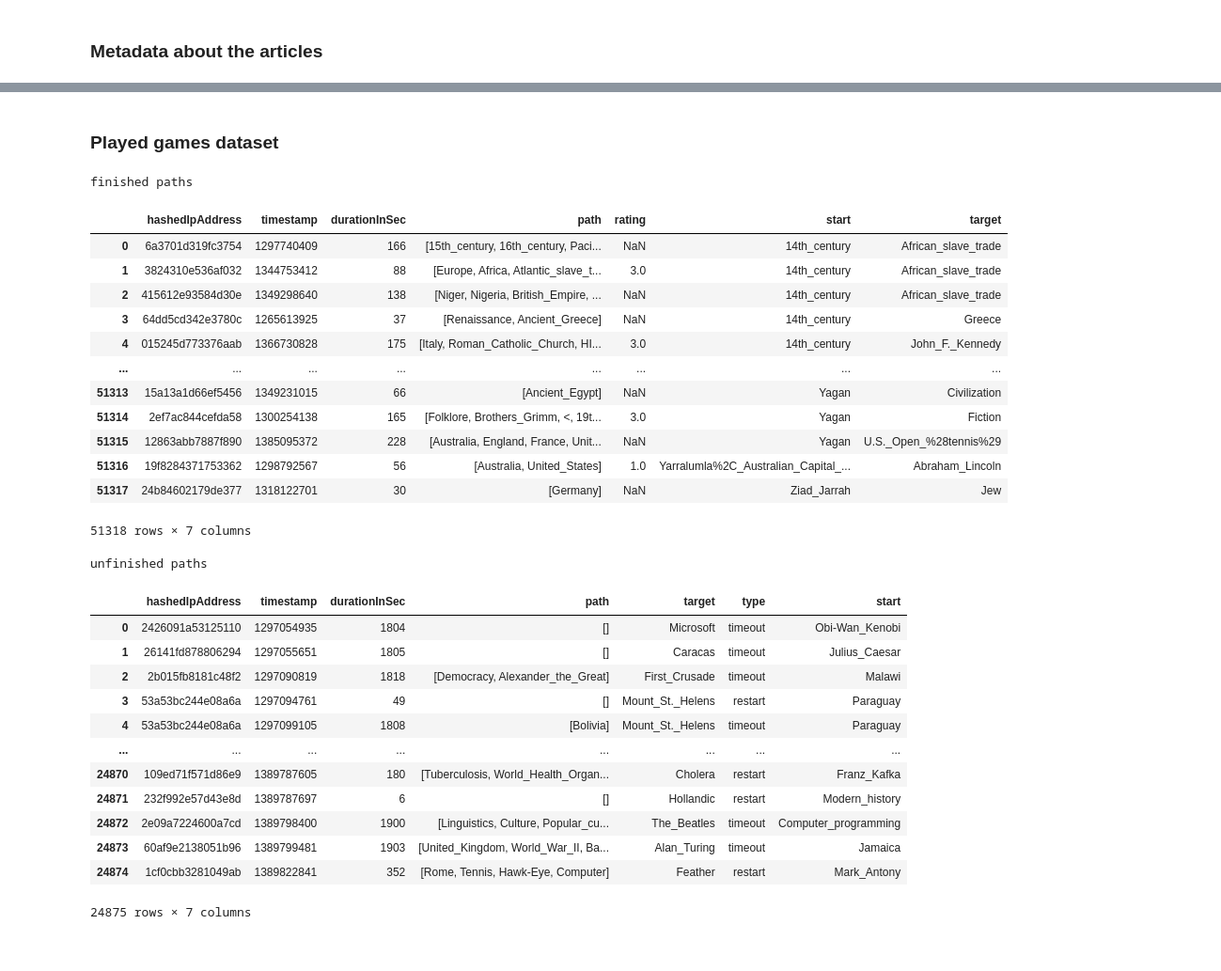
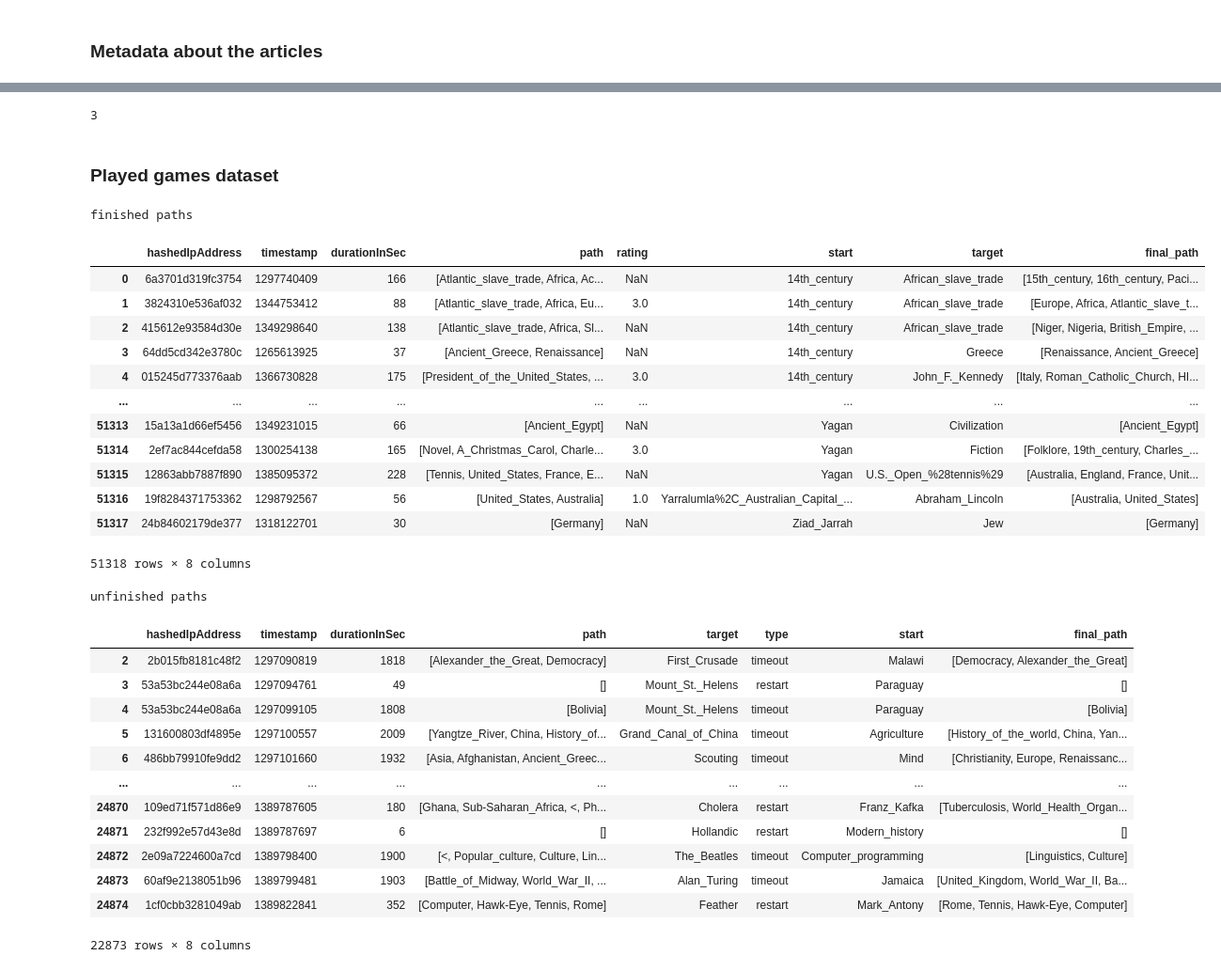
Before and after one commit to khalilacheche/ada-2022-project-adaes, a Jupyter notebook: main.ipynb, the cells around one changed output, grey strips where cells are left out. Shown at 94% size. Saved outputs shown, nothing was run; the diff lists cells and outputs as text; code cells hidden in the pictures.

```diff
--- a/main.ipynb
+++ b/main.ipynb
@@ -89,52 +96,62 @@ shortest_path_distance
 | 4602 | ______33333436733342435_243354544... |
 | 4603 | ______22233325623232434_242354433... |
 4604 rows × 1 columns
+# %%
+G=nx.from_pandas_edgelist(links_df,source="from",target="to",create_using=nx.DiGraph())
+print((nx.shortest_path_length(G,source="Asteroid",target="Viking")))
+#print(nx.shortest_path_length(G,source="%C3%81ed%C3%A1n_mac_Gabr%C3%A1in",target="%C3%89douard_Manet"))
+# %% [output]
+3
 # %% [markdown]
 ### Played games dataset
 # %%
 paths_finished_df = pd.read_csv("./data/wikispeedia_paths-and-graph/paths_finished.tsv",names = ["hashedIpAddress","timestamp","durationInSec","path","rating"],skiprows=16, sep="\t")
 paths_finished_df["path"] = paths_finished_df["path"].apply(lambda x: x.split(";"))
 paths_finished_df["start"] = paths_finished_df["path"].apply(lambda x: x[0])
 paths_finished_df["target"] = paths_finished_df["path"].apply(lambda x: x[-1])
 paths_finished_df["path"] = paths_finished_df["path"].apply(lambda x: x[1:-1])
+paths_finished_df["final_path"] = paths_finished_df["path"].apply(remove_backs)
 paths_unfinished_df = pd.read_csv("./data/wikispeedia_paths-and-graph/paths_unfinished.tsv",names=["hashedIpAddress",   "timestamp ",  "durationInSec",  "path",   "target",   "type"],skiprows=17, sep="\t")
 paths_unfinished_df["path"] = paths_unfinished_df["path"].apply(lambda x: x.split(";"))
 paths_unfinished_df["start"] = paths_unfinished_df["path"].apply(lambda x: x[0])
 paths_unfinished_df["path"] = paths_unfinished_df["path"].apply(lambda x: x[1:])
+paths_unfinished_df["final_path"] = paths_unfinished_df["path"].apply(remove_backs)
+#deleting rows where the user would probably just started a game and forgot about it (timeout and no visited pages)
+paths_unfinished_df = paths_unfinished_df.drop(paths_unfinished_df[(paths_unfinished_df["durationInSec"]>1800) & (paths_unfinished_df["path"].apply(lambda x: len(x)==0))].index)
 
 print("finished paths")
 display(paths_finished_df)
 print("unfinished paths")
 display(paths_unfinished_df)
 # %% [output]
 finished paths
-|  | hashedIpAddress | timestamp | durationInSec | path | rating | start | target |
-| 0 | 6a3701d319fc3754 | 1297740409 | 166 | [15th_century, 16th_century, Paci... | NaN | 14th_century | African_slave_trade |
-| 1 | 3824310e536af032 | 1344753412 | 88 | [Europe, Africa, Atlantic_slave_t... | 3.0 | 14th_century | African_slave_trade |
-| 2 | 415612e93584d30e | 1349298640 | 138 | [Niger, Nigeria, British_Empire, ... | NaN | 14th_century | African_slave_trade |
-| 3 | 64dd5cd342e3780c | 1265613925 | 37 | [Renaissance, Ancient_Greece] | NaN | 14th_century | Greece |
-| 4 | 015245d773376aab | 1366730828 | 175 | [Italy, Roman_Catholic_Church, HI... | 3.0 | 14th_century | John_F._Kennedy |
-| ... | ... | ... | ... | ... | ... | ... | ... |
-| 51313 | 15a13a1d66ef5456 | 1349231015 | 66 | [Ancient_Egypt] | NaN | Yagan | Civilization |
-| 51314 | 2ef7ac844cefda58 | 1300254138 | 165 | [Folklore, Brothers_Grimm, <, 19t... | 3.0 | Yagan | Fiction |
-| 51315 | 12863abb7887f890 | 1385095372 | 228 | [Australia, England, France, Unit... | NaN | Yagan | U.S._Open_%28tennis%29 |
-| 51316 | 19f8284371753362 | 1298792567 | 56 | [Australia, United_States] | 1.0 | Yarralumla%2C_Australian_Capital_... | Abraham_Lincoln |
-| 51317 | 24b84602179de377 | 1318122701 | 30 | [Germany] | NaN | Ziad_Jarrah | Jew |
+|  | hashedIpAddress | timestamp | durationInSec | path | rating | start | target | final_path |
+| 0 | 6a3701d319fc3754 | 1297740409 | 166 | [Atlantic_slave_trade, Africa, Ac... | NaN | 14th_century | African_slave_trade | [15th_century, 16th_century, Paci... |
+| 1 | 3824310e536af032 | 1344753412 | 88 | [Atlantic_slave_trade, Africa, Eu... | 3.0 | 14th_century | African_slave_trade | [Europe, Africa, Atlantic_slave_t... |
+| 2 | 415612e93584d30e | 1349298640 | 138 | [Atlantic_slave_trade, Africa, Sl... | NaN | 14th_century | African_slave_trade | [Niger, Nigeria, British_Empire, ... |
+| 3 | 64dd5cd342e3780c | 1265613925 | 37 | [Ancient_Greece, Renaissance] | NaN | 14th_century | Greece | [Renaissance, Ancient_Greece] |
+| 4 | 015245d773376aab | 1366730828 | 175 | [President_of_the_United_States, ... | 3.0 | 14th_century | John_F._Kennedy | [Italy, Roman_Catholic_Church, HI... |
+| ... | ... | ... | ... | ... | ... | ... | ... | ... |
+| 51313 | 15a13a1d66ef5456 | 1349231015 | 66 | [Ancient_Egypt] | NaN | Yagan | Civilization | [Ancient_Egypt] |
+| 51314 | 2ef7ac844cefda58 | 1300254138 | 165 | [Novel, A_Christmas_Carol, Charle... | 3.0 | Yagan | Fiction | [Folklore, 19th_century, Charles_... |
+| 51315 | 12863abb7887f890 | 1385095372 | 228 | [Tennis, United_States, France, E... | NaN | Yagan | U.S._Open_%28tennis%29 | [Australia, England, France, Unit... |
+| 51316 | 19f8284371753362 | 1298792567 | 56 | [United_States, Australia] | 1.0 | Yarralumla%2C_Australian_Capital_... | Abraham_Lincoln | [Australia, United_States] |
+| 51317 | 24b84602179de377 | 1318122701 | 30 | [Germany] | NaN | Ziad_Jarrah | Jew | [Germany] |
-51318 rows × 7 columns
+51318 rows × 8 columns
 unfinished paths
-|  | hashedIpAddress | timestamp | durationInSec | path | target | type | start |
-| 0 | 2426091a53125110 | 1297054935 | 1804 | [] | Microsoft | timeout | Obi-Wan_Kenobi |
-| 1 | 26141fd878806294 | 1297055651 | 1805 | [] | Caracas | timeout | Julius_Caesar |
-| 2 | 2b015fb8181c48f2 | 1297090819 | 1818 | [Democracy, Alexander_the_Great] | First_Crusade | timeout | Malawi |
-| 3 | 53a53bc244e08a6a | 1297094761 | 49 | [] | Mount_St._Helens | restart | Paraguay |
-| 4 | 53a53bc244e08a6a | 1297099105 | 1808 | [Bolivia] | Mount_St._Helens | timeout | Paraguay |
-| ... | ... | ... | ... | ... | ... | ... | ... |
-| 24870 | 109ed71f571d86e9 | 1389787605 | 180 | [Tuberculosis, World_Health_Organ... | Cholera | restart | Franz_Kafka |
-| 24871 | 232f992e57d43e8d | 1389787697 | 6 | [] | Hollandic | restart | Modern_history |
-| 24872 | 2e09a7224600a7cd | 1389798400 | 1900 | [Linguistics, Culture, Popular_cu... | The_Beatles | timeout | Computer_programming |
-| 24873 | 60af9e2138051b96 | 1389799481 | 1903 | [United_Kingdom, World_War_II, Ba... | Alan_Turing | timeout | Jamaica |
-| 24874 | 1cf0cbb3281049ab | 1389822841 | 352 | [Rome, Tennis, Hawk-Eye, Computer] | Feather | restart | Mark_Antony |
+|  | hashedIpAddress | timestamp | durationInSec | path | target | type | start | final_path |
+| 2 | 2b015fb8181c48f2 | 1297090819 | 1818 | [Alexander_the_Great, Democracy] | First_Crusade | timeout | Malawi | [Democracy, Alexander_the_Great] |
+| 3 | 53a53bc244e08a6a | 1297094761 | 49 | [] | Mount_St._Helens | restart | Paraguay | [] |
+| 4 | 53a53bc244e08a6a | 1297099105 | 1808 | [Bolivia] | Mount_St._Helens | timeout | Paraguay | [Bolivia] |
+| 5 | 131600803df4895e | 1297100557 | 2009 | [Yangtze_River, China, History_of... | Grand_Canal_of_China | timeout | Agriculture | [History_of_the_world, China, Yan... |
+| 6 | 486bb79910fe9dd2 | 1297101660 | 1932 | [Asia, Afghanistan, Ancient_Greec... | Scouting | timeout | Mind | [Christianity, Europe, Renaissanc... |
+| ... | ... | ... | ... | ... | ... | ... | ... | ... |
+| 24870 | 109ed71f571d86e9 | 1389787605 | 180 | [Ghana, Sub-Saharan_Africa, <, Ph... | Cholera | restart | Franz_Kafka | [Tuberculosis, World_Health_Organ... |
+| 24871 | 232f992e57d43e8d | 1389787697 | 6 | [] | Hollandic | restart | Modern_history | [] |
+| 24872 | 2e09a7224600a7cd | 1389798400 | 1900 | [<, Popular_culture, Culture, Lin... | The_Beatles | timeout | Computer_programming | [Linguistics, Culture] |
+| 24873 | 60af9e2138051b96 | 1389799481 | 1903 | [Battle_of_Midway, World_War_II, ... | Alan_Turing | timeout | Jamaica | [United_Kingdom, World_War_II, Ba... |
+| 24874 | 1cf0cbb3281049ab | 1389822841 | 352 | [Computer, Hawk-Eye, Tennis, Rome] | Feather | restart | Mark_Antony | [Rome, Tennis, Hawk-Eye, Computer] |
-24875 rows × 7 columns
+22873 rows × 8 columns
 # %%
 out_num_links = out_links_df["to"].apply(lambda x: len(x))
 display(out_num_links[out_num_links==(out_num_links.max())])
```
Also changed, not shown: parts of 7 cells of this notebook, 1 other file.
